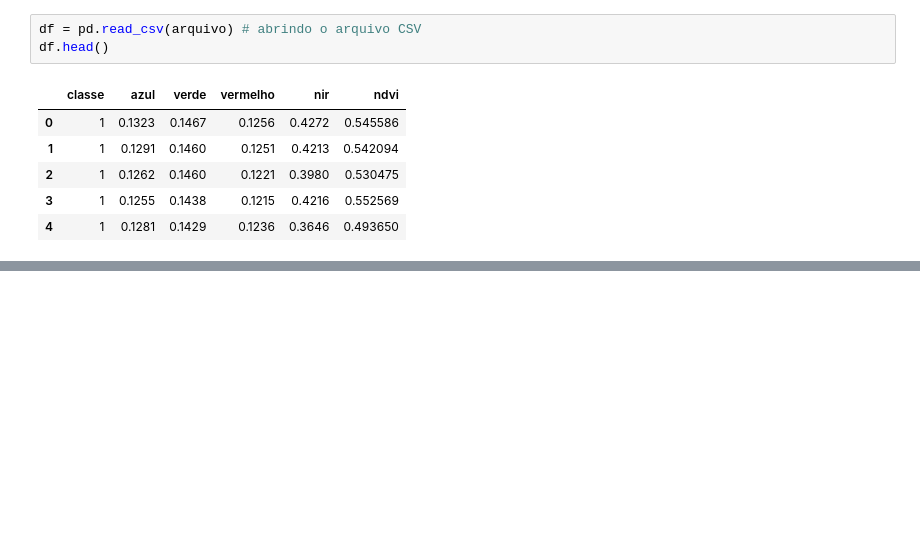
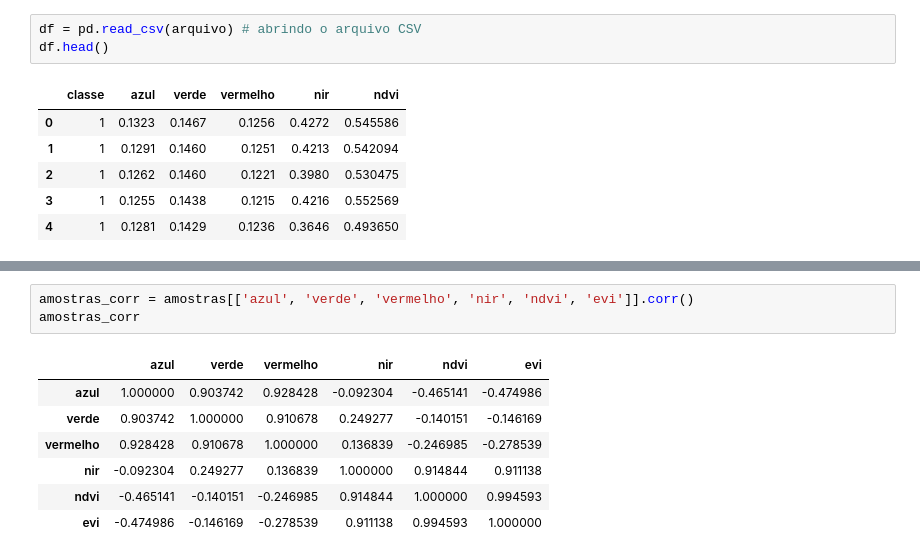
Before and after one commit to paeslemesa/tutoriaisPython, a Jupyter notebook: 06_Análise_Exploratória_de_Dados.ipynb, the cells around one changed output, grey strips where cells are left out. Saved outputs shown, nothing was run; the diff lists cells and outputs as text; blank space fills up the shorter version.

```diff
--- a/06_Análise_Exploratória_de_Dados.ipynb
+++ b/06_Análise_Exploratória_de_Dados.ipynb
@@ -41,0 +185,11 @@ df.head()
+# %%
+amostras_corr = amostras[['azul', 'verde', 'vermelho', 'nir', 'ndvi', 'evi']].corr()
+amostras_corr
+# %% [output]
+|  | azul | verde | vermelho | nir | ndvi | evi |
+| azul | 1.000000 | 0.903742 | 0.928428 | -0.092304 | -0.465141 | -0.474986 |
+| verde | 0.903742 | 1.000000 | 0.910678 | 0.249277 | -0.140151 | -0.146169 |
+| vermelho | 0.928428 | 0.910678 | 1.000000 | 0.136839 | -0.246985 | -0.278539 |
+| nir | -0.092304 | 0.249277 | 0.136839 | 1.000000 | 0.914844 | 0.911138 |
+| ndvi | -0.465141 | -0.140151 | -0.246985 | 0.914844 | 1.000000 | 0.994593 |
+| evi | -0.474986 | -0.146169 | -0.278539 | 0.911138 | 0.994593 | 1.000000 |
```
Also changed, not shown: parts of 16 cells of this notebook.
